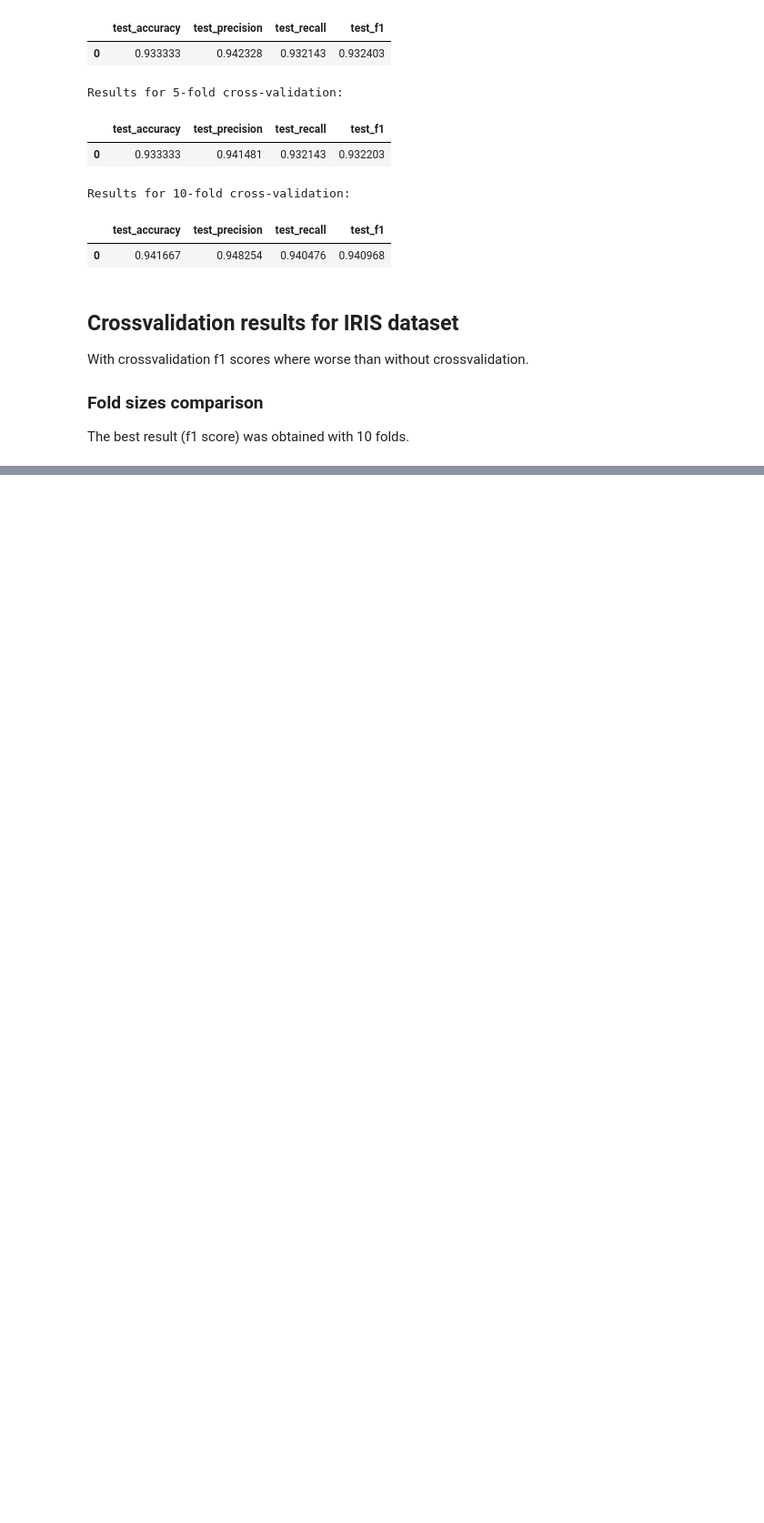
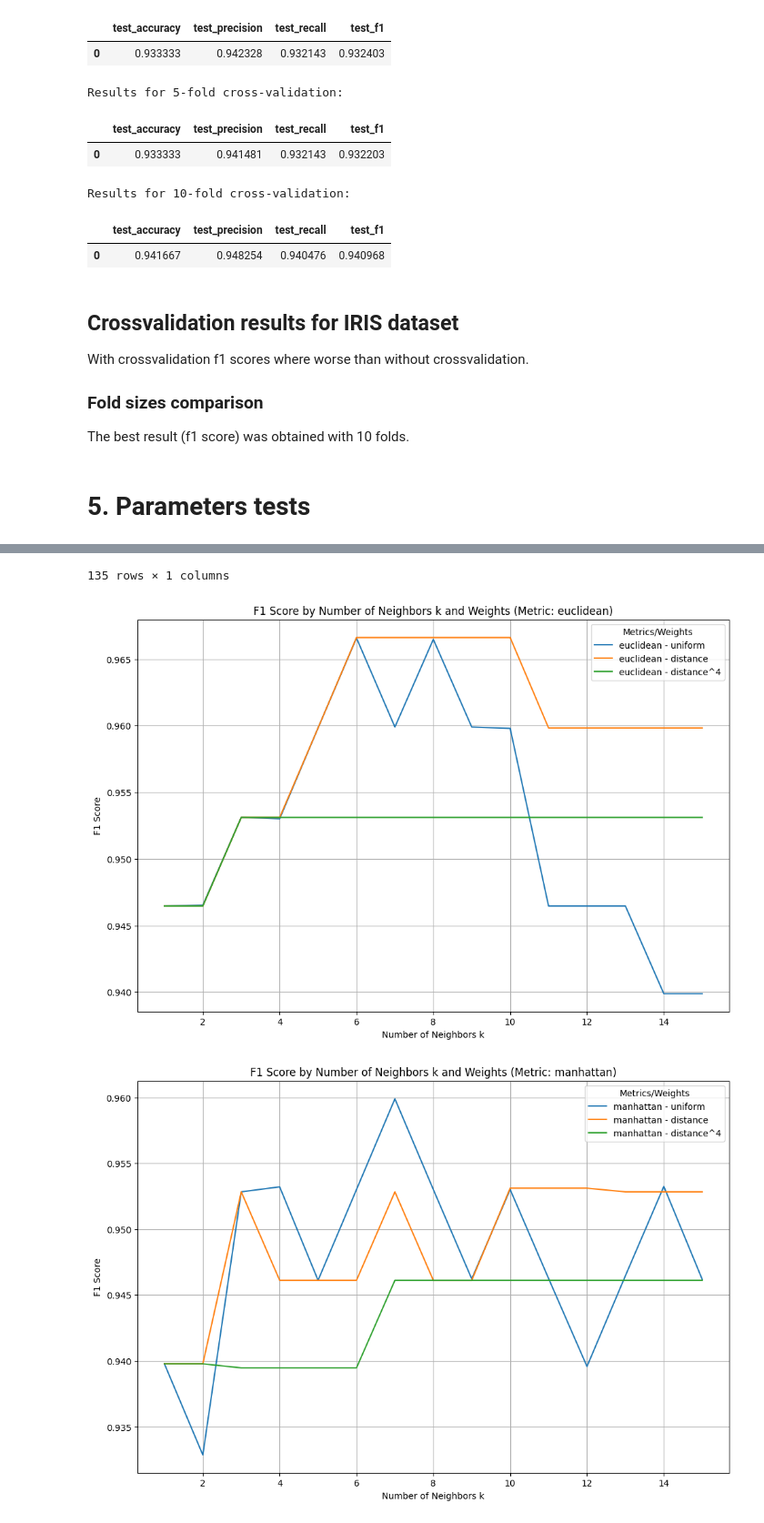
Before and after one commit to piotrdurniat/ml-l2-knn, a Jupyter notebook: iris.ipynb, the cells around one changed output, grey strips where cells are left out. Shown: that part at 91% size. Cells and saved outputs as stored; diff of their text form; code cells hidden in the pictures; blank space fills up the shorter version.

Commit message:
Tests of different param combinations

```diff
--- a/iris.ipynb
+++ b/iris.ipynb
@@ -185,3 +190,5 @@ With crossvalidation f1 scores where worse than without crossvalidation.
 ### Fold sizes comparison
 
 The best result (f1 score) was obtained with 10 folds.
+# %% [markdown]
+# 5. Parameters tests
@@ -187,0 +269,5 @@ The best result (f1 score) was obtained with 10 folds.
+# %%
+results = test_params(X, y)
+display(results)
+plot_param_results(results)
+# %% [output]
@@ -187,0 +287,3 @@ The best result (f1 score) was obtained with 10 folds.
+135 rows × 1 columns
+[figure, added]
+[figure, added]
```
Also changed, not shown: parts of 4 cells of this notebook.
